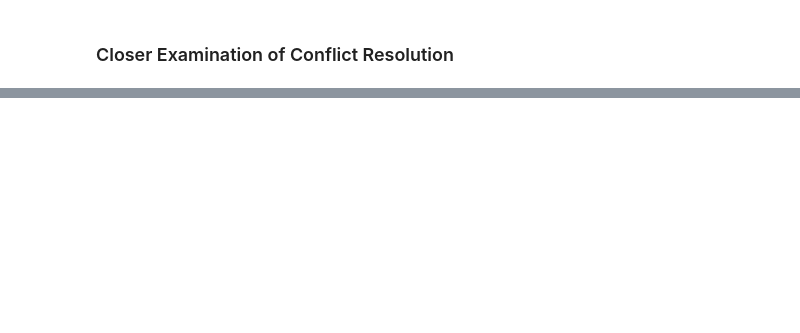
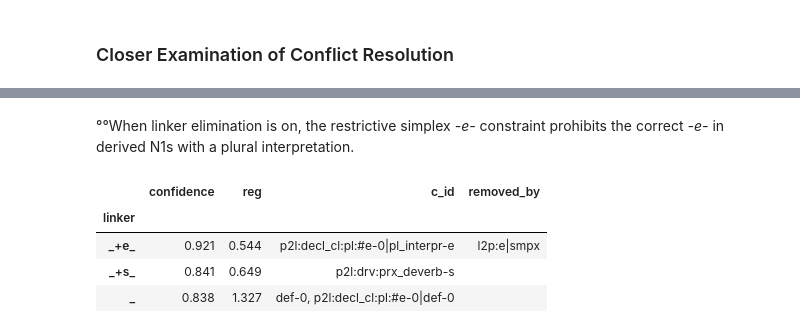
Before and after one commit to maxschmaltz/DieKonstraints, a Jupyter notebook: comp_modeling/inspect.ipynb, the cells around one changed output, grey strips where cells are left out. Drawn from its saved outputs; the diff is of its cells as text; code cells hidden in the pictures; blank space fills up the shorter version.

```diff
--- a/comp_modeling/inspect.ipynb
+++ b/comp_modeling/inspect.ipynb
@@ -839,5 +857,5 @@ For such a distribution of the predicted linkers to be the case, the constraint(
 # %%
-preds_a02 = load_tsv_generic(os.path.join(method_dir, "preds.tsv"))
+preds_ah02 = load_tsv_generic(os.path.join(method_dir, "preds.tsv"))
 
 with open(os.path.join(method_dir, "linker_scoreboards.json"), encoding="utf-8") as i:
     scoreboards_ah02 = {
@@ -1094,23 +1091,6 @@ with open(os.path.join(method_dir, "gen_constr_dfs.json"), encoding="utf-8") as
         k: pd.DataFrame.from_dict(v, orient="tight")
         for k, v in json.load(i).items()
     }
-# %%
-def get_unique_gen_dfs(
-    sample: pd.DataFrame,
-    remove_cols: Optional[list]=[]
-) -> list:
-    unique_gen_dfs = {}
-    for comp in sample.index:
-        is_new = not any([
-            gen_dfs_ah02[comp].equals(gen_dfs_ah02[member])
-            for member in unique_gen_dfs
-        ])
-        if is_new:
-            gen_df = gen_dfs_ah02[comp].copy()
-            gen_df.drop(columns=remove_cols, inplace=True)
-            unique_gen_dfs[comp] = gen_df
-    unique_gen_dfs = sorted(unique_gen_dfs.items())
-    return unique_gen_dfs
 # %% [markdown]
 ### Closer Examination of Conflict Resolution
 # %% [markdown]
@@ -1223,0 +1220,7 @@ pd.DataFrame({
+# %%
+with open(
+    os.path.join(method_dir, "-count_def|+coop|-l2p", "linker_scoreboards.json"),
+    encoding="utf-8"
+) as i:
+    example = pd.DataFrame.from_dict(json.load(i)["hemd_+s_ärmel"], orient="tight")
+example
@@ -1224,3 +1233,18 @@ pd.DataFrame({
+# %% [markdown]
+°°When linker elimination is on, the restrictive simplex _-e-_ constraint prohibits the correct _-e-_ in derived N1s with a plural interpretation.
+# %%
+with open(
+    os.path.join(method_dir, "+count_def|+coop|+l2p", "linker_scoreboards.json"),
+    encoding="utf-8"
+) as i:
+    example = pd.DataFrame.from_dict(json.load(i)["geschenk_+e_liste"], orient="tight")
+example
+# %% [output]
+|  | confidence | reg | c_id | removed_by |
+| linker |  |  |  |  |
+| _+e_ | 0.921 | 0.544 | p2l:decl_cl:pl:#e-0|pl_interpr-e | l2p:e|smpx |
+| _+s_ | 0.841 | 0.649 | p2l:drv:prx_deverb-s |  |
+| _ | 0.838 | 1.327 | def-0, p2l:decl_cl:pl:#e-0|def-0 |  |
 # %% [markdown]
 ### Summary
 
```
Also changed, not shown: parts of 20 cells of this notebook, 1 other file.
